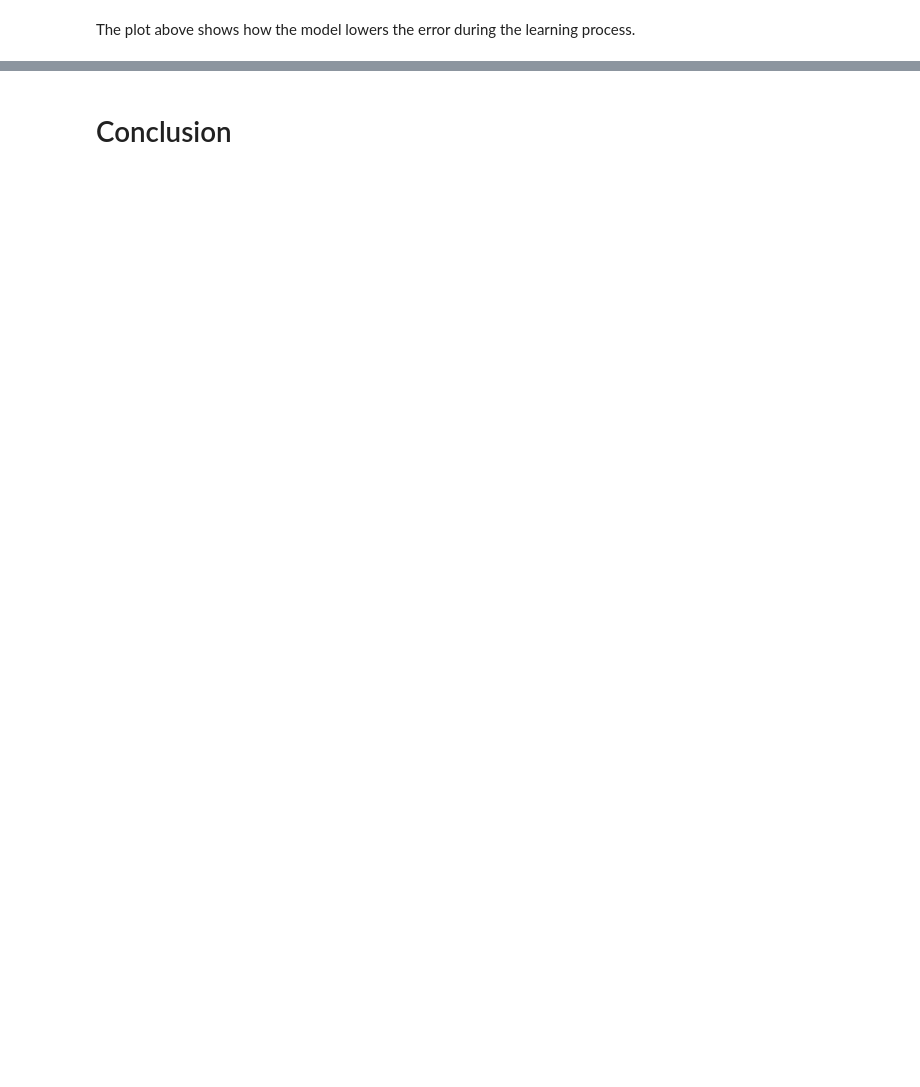
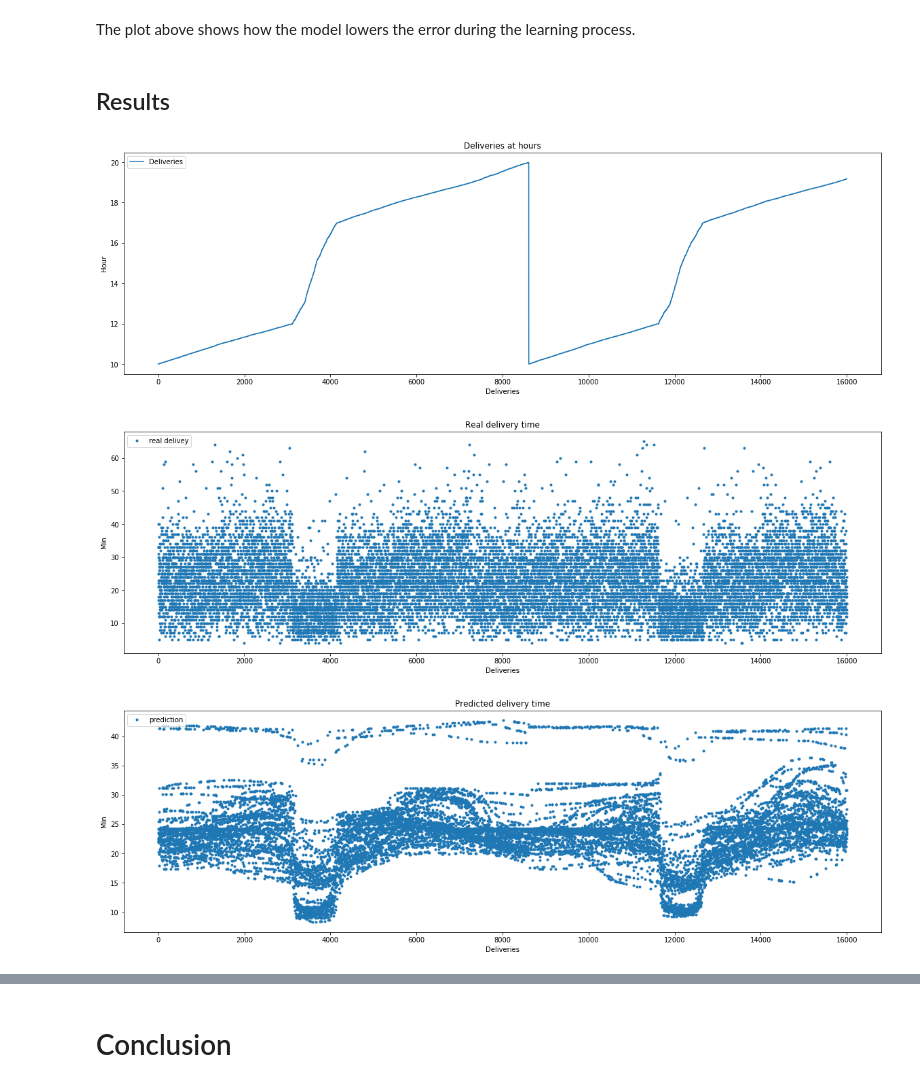
Before and after one commit to kekonen/wolt, a Jupyter notebook: HelloWolt.ipynb, the cells around one changed output, grey strips where cells are left out. Saved outputs shown, nothing was run; the diff lists cells and outputs as text; code cells hidden in the pictures; blank space fills up the shorter version.

```diff
--- a/HelloWolt.ipynb
+++ b/HelloWolt.ipynb
@@ -37,14 +48,14 @@ In the `prepare_date` function we import `dates` column from `pickup_times` and:
  2. We encode the pickup time into simple value in range [0, 1]. Knowing that delivery day in Wolt is 10 hours we can simply take an hour (staring with 0 to 10, where 0 is 10AM and 10 is 8PM) and divide it by 10 and add minute divided by 600 (so that new minute value will be in range[0, 0.1] and nicely represent one hour).
  3. Return the result as merged series.
 # %%
-def prepare_for_nn(df):
+def prepare_data(df, sort=False):
+    if sort:
+        df = df.sort_values(by=['date']).reset_index().drop(['index'], axis = 1)
     dates = prepare_date(df['date'])
-    places_dummies = pd.get_dummies(df['location_id']) # 85 locations
+    places_dummies = pd.DataFrame(onehot(df['location_id'].values, 85)) # 85 locations
 
-    return pd.concat([dates, places_dummies], axis=1).values, (df['pickup_time']/90).values
+    return pd.concat([dates, places_dummies], axis=1).values, (df['pickup_time']/90).values if 'pickup_time' in df.columns else False#, dates, places_dummies
 
-X, y = prepare_for_nn(pickup_times)
-
-# X_train, X_test, y_train, y_test = train_test_split(X, y, test_size=0.33, random_state=42)
+X, y = prepare_data(pickup_times)
 # %% [markdown]
 Atfer that, we merge dates, which came from the previous step, with places ids, which are also One-Hot encoded.
@@ -102,2 +116,37 @@ plt.show()
 # %% [markdown]
 The plot above shows how the model lowers the error during the learning process.
+# %% [markdown]
+## Results
+# %%
+S=0
+E=16000
+
+X, y = prepare_data(pickup_times, sort=True)
+
+plt.figure(figsize=(20,6))
+plt.plot(X[S:E,7] * 10 + 10)
+plt.title('Deliveries at hours')
+plt.ylabel('Hour')
+plt.xlabel('Deliveries')
+plt.legend(['Deliveries'], loc='upper left')
+plt.show()
+
+plt.figure(figsize=(20,6))
+plt.plot(y[S:E]*90, '.')
+plt.title('Real delivery time')
+plt.ylabel('Min')
+plt.xlabel('Deliveries')
+plt.legend(['real delivey'], loc='upper left')
+plt.show()
+
+plt.figure(figsize=(20,6))
+plt.plot(model.predict(X[S:E])*90, '.')
+plt.title('Predicted delivery time')
+plt.ylabel('Min')
+plt.xlabel('Deliveries')
+plt.legend(['prediction'], loc='upper left')
+plt.show()
+# %% [output]
+[figure, added]
+[figure, added]
+[figure, added]
```
Also changed, not shown: parts of 12 cells of this notebook, 4 other files.
